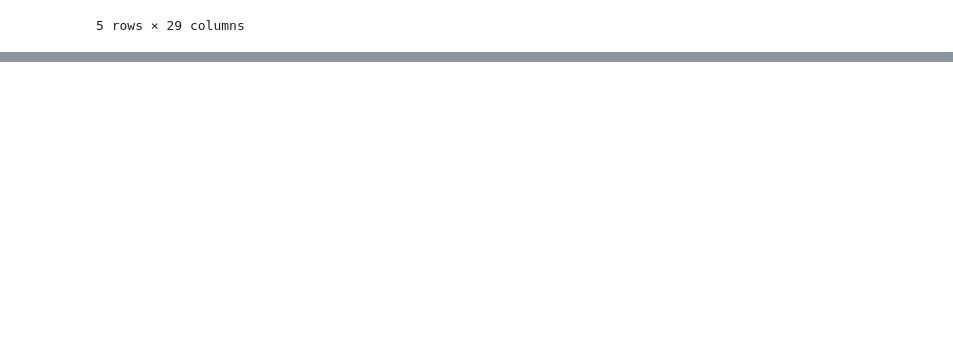
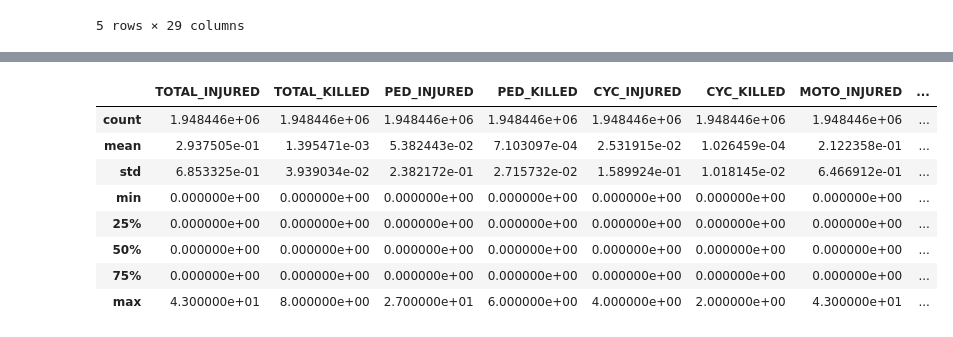
Before and after one commit to kathan1654/NYPD_Crashes, a Jupyter notebook: NYPD_Crashes.ipynb, the cells around one changed output, grey strips where cells are left out. Cells and saved outputs as stored; diff of their text form; code cells hidden in the pictures; blank space fills up the shorter version.

```diff
--- a/NYPD_Crashes.ipynb
+++ b/NYPD_Crashes.ipynb
@@ -18,0 +233,2 @@ Data.head()
+# %%
+Data['Hour']=Data['DATE'].dt.hour
@@ -18,0 +250,10 @@ Data.head()
+# %%
+Interval = []
+for row in Data['Hour']:
+        if row < 6:   Interval.append('Night')
+        elif row < 12:  Interval.append('Morning')
+        elif row <18:  Interval.append('Noon')
+
+        else:           Interval.append('Evening')
+Data['Interval'] = Interval
+Data.head()
@@ -18,0 +298,2 @@ Data.head()
+# %%
+Data.drop(['CRASH DATE','CRASH TIME','ZIP CODE','LATITUDE','LONGITUDE','LOCATION','STREET_ON','STREET_CROSS','STREET_OFF','VEH_FACTOR_1','VEH_FACTOR_2','VEH_FACTOR_3','VEH_FACTOR_4','VEH_FACTOR_5','COLLISION_ID','Hour'],inplace=True,axis=1)
@@ -18,0 +329,14 @@ Data.head()
+# %%
+Data['TOTAL_INVOLVED']= Data['TOTAL_INJURED'] + Data['TOTAL_KILLED']
+# %%
+Data.describe()
+# %% [output]
+|  | TOTAL_INJURED | TOTAL_KILLED | PED_INJURED | PED_KILLED | CYC_INJURED | CYC_KILLED | MOTO_INJURED | ... |
+| count | 1.948446e+06 | 1.948446e+06 | 1.948446e+06 | 1.948446e+06 | 1.948446e+06 | 1.948446e+06 | 1.948446e+06 | ... |
+| mean | 2.937505e-01 | 1.395471e-03 | 5.382443e-02 | 7.103097e-04 | 2.531915e-02 | 1.026459e-04 | 2.122358e-01 | ... |
+| std | 6.853325e-01 | 3.939034e-02 | 2.382172e-01 | 2.715732e-02 | 1.589924e-01 | 1.018145e-02 | 6.466912e-01 | ... |
+| min | 0.000000e+00 | 0.000000e+00 | 0.000000e+00 | 0.000000e+00 | 0.000000e+00 | 0.000000e+00 | 0.000000e+00 | ... |
+| 25% | 0.000000e+00 | 0.000000e+00 | 0.000000e+00 | 0.000000e+00 | 0.000000e+00 | 0.000000e+00 | 0.000000e+00 | ... |
+| 50% | 0.000000e+00 | 0.000000e+00 | 0.000000e+00 | 0.000000e+00 | 0.000000e+00 | 0.000000e+00 | 0.000000e+00 | ... |
+| 75% | 0.000000e+00 | 0.000000e+00 | 0.000000e+00 | 0.000000e+00 | 0.000000e+00 | 0.000000e+00 | 0.000000e+00 | ... |
+| max | 4.300000e+01 | 8.000000e+00 | 2.700000e+01 | 6.000000e+00 | 4.000000e+00 | 2.000000e+00 | 4.300000e+01 | ... |
```
Also changed, not shown: parts of 37 cells of this notebook.
